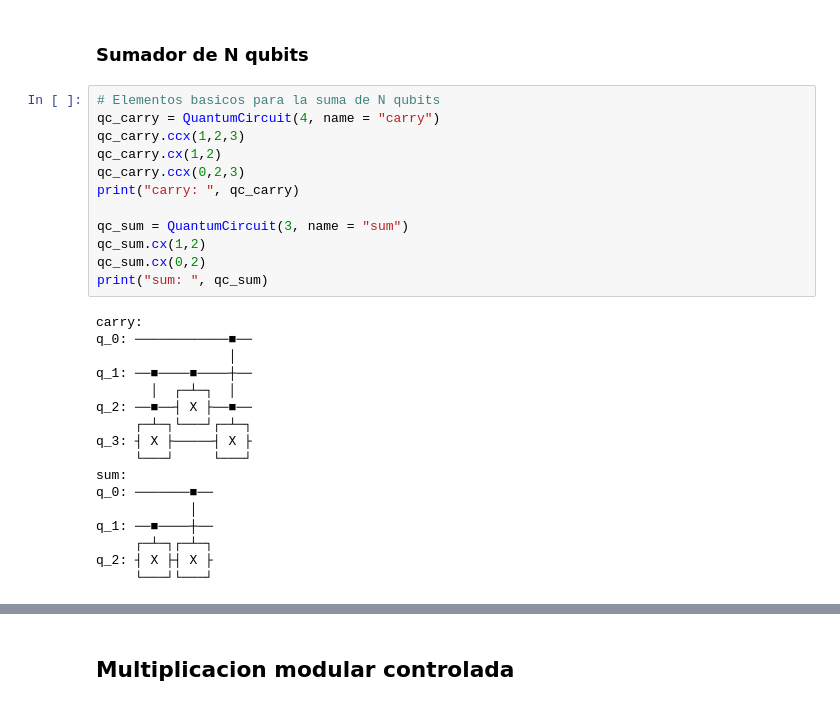
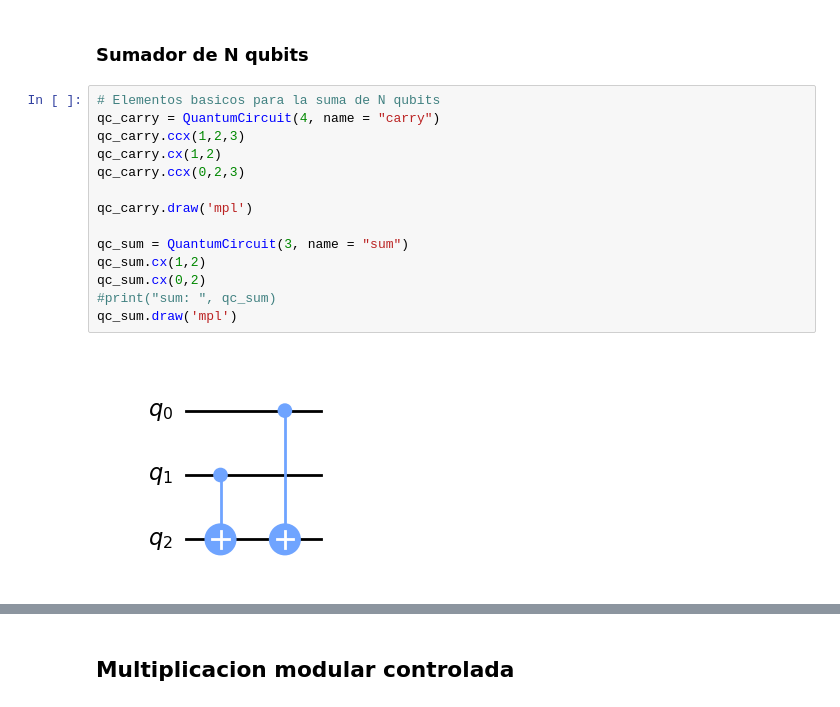
Before and after one commit to jorgelerre/tfg_rsa, a Jupyter notebook: notebooks/ShorAlgorithm.ipynb, the cells around one changed output, grey strips where cells are left out. Cells and saved outputs as stored; diff of their text form.

```diff
--- a/notebooks/ShorAlgorithm.ipynb
+++ b/notebooks/ShorAlgorithm.ipynb
@@ -29,32 +37,19 @@ def count_gates(qc: QuantumCircuit):
 # %%
 # Elementos basicos para la suma de N qubits
 qc_carry = QuantumCircuit(4, name = "carry")
 qc_carry.ccx(1,2,3)
 qc_carry.cx(1,2)
 qc_carry.ccx(0,2,3)
-print("carry: ", qc_carry)
+
+qc_carry.draw('mpl')
 
 qc_sum = QuantumCircuit(3, name = "sum")
 qc_sum.cx(1,2)
 qc_sum.cx(0,2)
-print("sum: ", qc_sum)
+#print("sum: ", qc_sum)
+qc_sum.draw('mpl')
 # %% [output]
-carry:
-q_0: ────────────■──
-                 │
-q_1: ──■────■────┼──
-       │  ┌─┴─┐  │
-q_2: ──■──┤ X ├──■──
-     ┌─┴─┐└───┘┌─┴─┐
-q_3: ┤ X ├─────┤ X ├
-     └───┘     └───┘
-sum:
-q_0: ───────■──
-            │
-q_1: ──■────┼──
-     ┌─┴─┐┌─┴─┐
-q_2: ┤ X ├┤ X ├
-     └───┘└───┘
+[figure, added]
 # %%
 # Sumador de N qubits
 # Entrada --> a0..an b0..bn c0..cn
```
Also changed, not shown: parts of 58 cells of this notebook, 2 other files.
